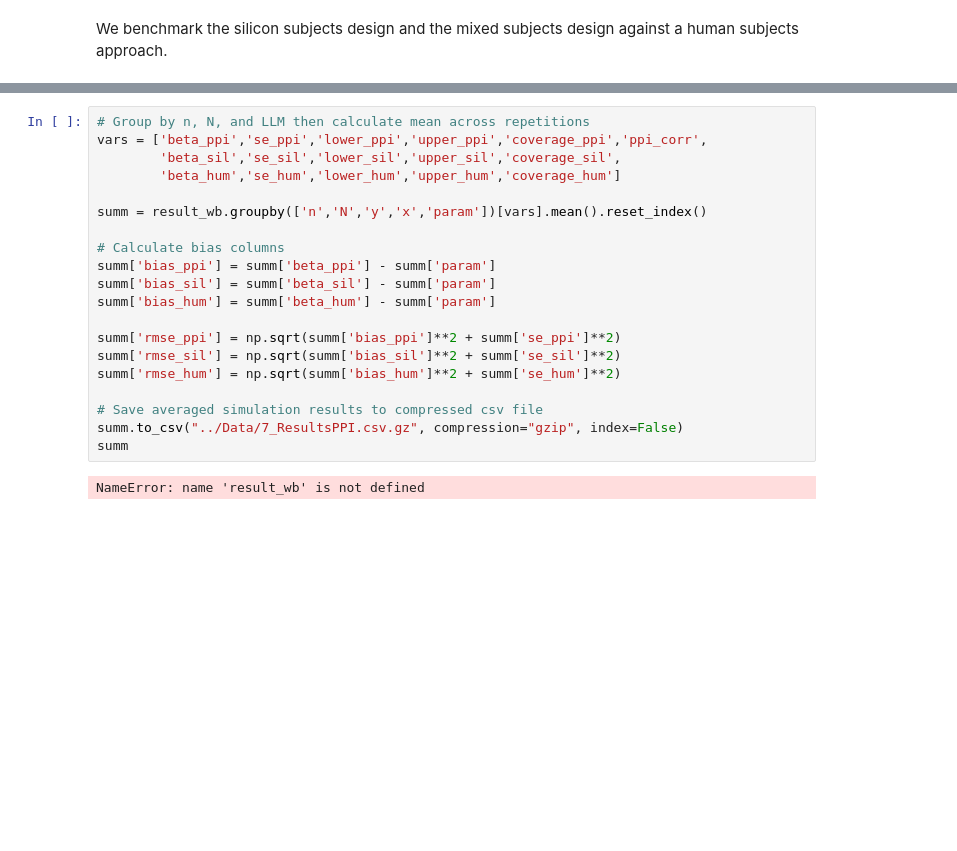
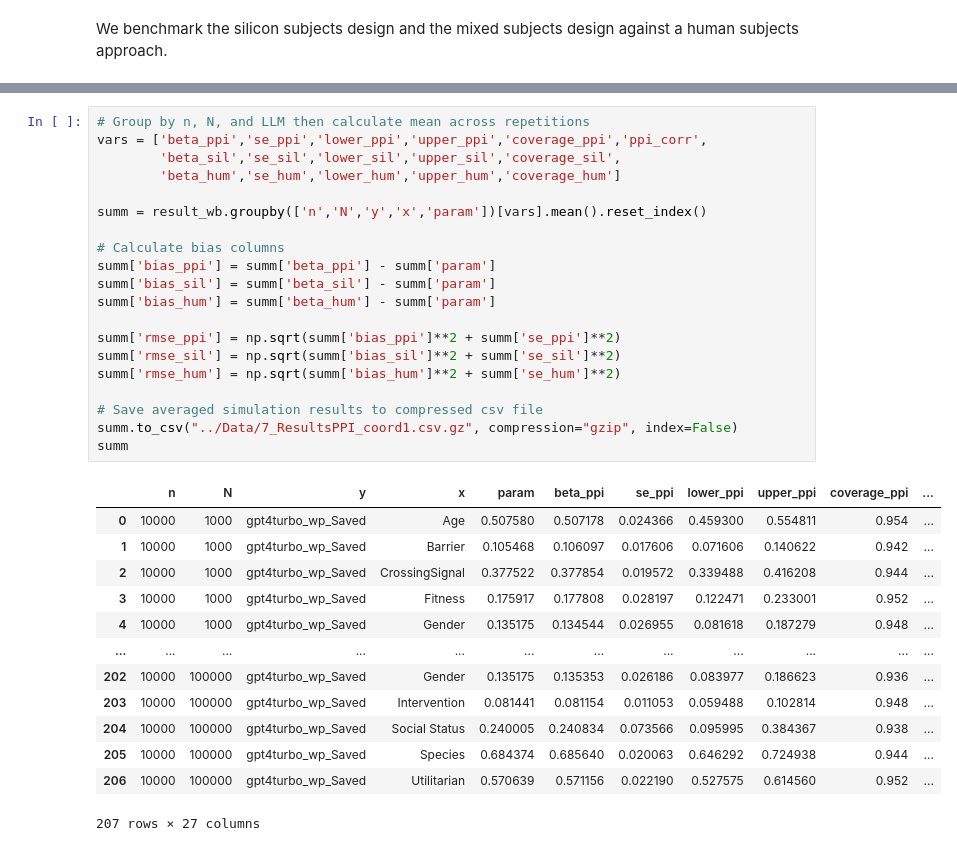
Before and after one commit to davidbroska/MixedSubjects, a Jupyter notebook: Code/7_AnalysisPPI.ipynb, the cells around one changed output, grey strips where cells are left out. Saved outputs shown, nothing was run; the diff lists cells and outputs as text; blank space fills up the shorter version.

```diff
--- a/Code/7_AnalysisPPI.ipynb
+++ b/Code/7_AnalysisPPI.ipynb
@@ -202,22 +235,34 @@ NameError: name 'result' is not defined
 # %%
 # Group by n, N, and LLM then calculate mean across repetitions
 vars = ['beta_ppi','se_ppi','lower_ppi','upper_ppi','coverage_ppi','ppi_corr',
         'beta_sil','se_sil','lower_sil','upper_sil','coverage_sil',
         'beta_hum','se_hum','lower_hum','upper_hum','coverage_hum']
 
 summ = result_wb.groupby(['n','N','y','x','param'])[vars].mean().reset_index()
 
 # Calculate bias columns
 summ['bias_ppi'] = summ['beta_ppi'] - summ['param']
 summ['bias_sil'] = summ['beta_sil'] - summ['param']
 summ['bias_hum'] = summ['beta_hum'] - summ['param']
 
 summ['rmse_ppi'] = np.sqrt(summ['bias_ppi']**2 + summ['se_ppi']**2)
 summ['rmse_sil'] = np.sqrt(summ['bias_sil']**2 + summ['se_sil']**2)
 summ['rmse_hum'] = np.sqrt(summ['bias_hum']**2 + summ['se_hum']**2)
 
 # Save averaged simulation results to compressed csv file
-summ.to_csv("../Data/7_ResultsPPI.csv.gz", compression="gzip", index=False)
+summ.to_csv("../Data/7_ResultsPPI_coord1.csv.gz", compression="gzip", index=False)
 summ
 # %% [output]
+|  | n | N | y | x | param | beta_ppi | se_ppi | lower_ppi | upper_ppi | coverage_ppi | ... |
+| 0 | 10000 | 1000 | gpt4turbo_wp_Saved | Age | 0.507580 | 0.507178 | 0.024366 | 0.459300 | 0.554811 | 0.954 | ... |
+| 1 | 10000 | 1000 | gpt4turbo_wp_Saved | Barrier | 0.105468 | 0.106097 | 0.017606 | 0.071606 | 0.140622 | 0.942 | ... |
+| 2 | 10000 | 1000 | gpt4turbo_wp_Saved | CrossingSignal | 0.377522 | 0.377854 | 0.019572 | 0.339488 | 0.416208 | 0.944 | ... |
+| 3 | 10000 | 1000 | gpt4turbo_wp_Saved | Fitness | 0.175917 | 0.177808 | 0.028197 | 0.122471 | 0.233001 | 0.952 | ... |
+| 4 | 10000 | 1000 | gpt4turbo_wp_Saved | Gender | 0.135175 | 0.134544 | 0.026955 | 0.081618 | 0.187279 | 0.948 | ... |
+| ... | ... | ... | ... | ... | ... | ... | ... | ... | ... | ... | ... |
+| 202 | 10000 | 100000 | gpt4turbo_wp_Saved | Gender | 0.135175 | 0.135353 | 0.026186 | 0.083977 | 0.186623 | 0.936 | ... |
+| 203 | 10000 | 100000 | gpt4turbo_wp_Saved | Intervention | 0.081441 | 0.081154 | 0.011053 | 0.059488 | 0.102814 | 0.948 | ... |
+| 204 | 10000 | 100000 | gpt4turbo_wp_Saved | Social Status | 0.240005 | 0.240834 | 0.073566 | 0.095995 | 0.384367 | 0.938 | ... |
+| 205 | 10000 | 100000 | gpt4turbo_wp_Saved | Species | 0.684374 | 0.685640 | 0.020063 | 0.646292 | 0.724938 | 0.944 | ... |
+| 206 | 10000 | 100000 | gpt4turbo_wp_Saved | Utilitarian | 0.570639 | 0.571156 | 0.022190 | 0.527575 | 0.614560 | 0.952 | ... |
-NameError: name 'result_wb' is not defined
+207 rows × 27 columns
```
Also changed, not shown: parts of 6 cells of this notebook, 7 other files.
